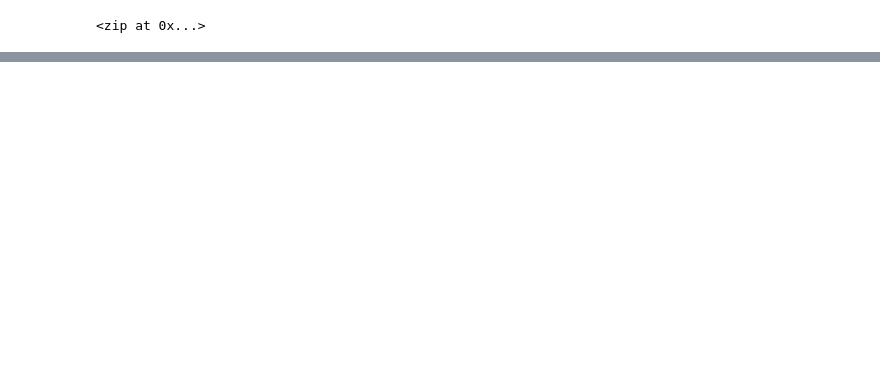
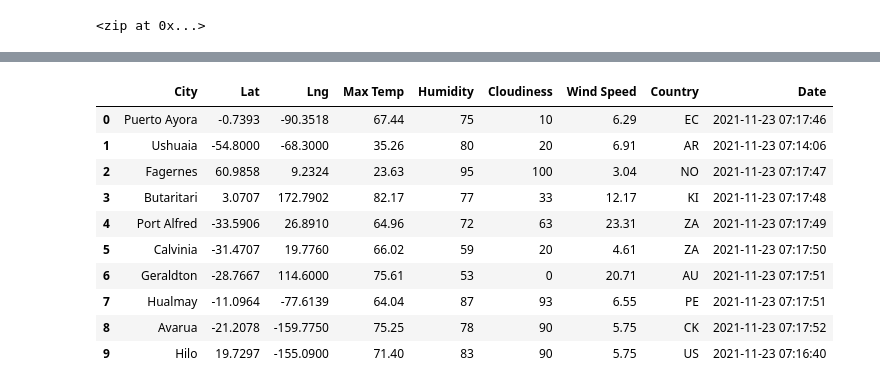
Before and after one commit to aduchini/World_Weather_Analysis, a Jupyter notebook: WeatherPy.ipynb, the cells around one changed output, grey strips where cells are left out. Saved outputs shown, nothing was run; the diff lists cells and outputs as text; code cells hidden in the pictures; blank space fills up the shorter version.

Commit message:
adding WeatherPy working file and output .csv

```diff
--- a/WeatherPy.ipynb
+++ b/WeatherPy.ipynb
@@ -42,0 +43,12 @@ cape town za
+# %%
+# Create a list for holding the cities.
+cities = []
+# Identify the nearest city for each latitude and longitude combination.
+for coordinate in coordinates:
+    city = citipy.nearest_city(coordinate[0], coordinate[1]).city_name
+
+    # If the city is unique, then we will add it to the cities list.
+    if city not in cities:
+        cities.append(city)
+# Print the city count to confirm sufficient count.
+len(cities)
@@ -42,0 +63,3 @@ cape town za
+# %%
+# Starting URL for Weather Map API Call.
+url = "http://api.openweathermap.org/data/2.5/weather?units=Imperial&APPID=" + weather_api_key
@@ -42,0 +148,16 @@ cape town za
+# %%
+# Convert the array of dictionaries to a Pandas DataFrame.
+city_data_df = pd.DataFrame(city_data)
+city_data_df.head(10)
+# %% [output]
+|  | City | Lat | Lng | Max Temp | Humidity | Cloudiness | Wind Speed | Country | Date |
+| 0 | Puerto Ayora | -0.7393 | -90.3518 | 67.44 | 75 | 10 | 6.29 | EC | 2021-11-23 07:17:46 |
+| 1 | Ushuaia | -54.8000 | -68.3000 | 35.26 | 80 | 20 | 6.91 | AR | 2021-11-23 07:14:06 |
+| 2 | Fagernes | 60.9858 | 9.2324 | 23.63 | 95 | 100 | 3.04 | NO | 2021-11-23 07:17:47 |
+| 3 | Butaritari | 3.0707 | 172.7902 | 82.17 | 77 | 33 | 12.17 | KI | 2021-11-23 07:17:48 |
+| 4 | Port Alfred | -33.5906 | 26.8910 | 64.96 | 72 | 63 | 23.31 | ZA | 2021-11-23 07:17:49 |
+| 5 | Calvinia | -31.4707 | 19.7760 | 66.02 | 59 | 20 | 4.61 | ZA | 2021-11-23 07:17:50 |
+| 6 | Geraldton | -28.7667 | 114.6000 | 75.61 | 53 | 0 | 20.71 | AU | 2021-11-23 07:17:51 |
+| 7 | Hualmay | -11.0964 | -77.6139 | 64.04 | 87 | 93 | 6.55 | PE | 2021-11-23 07:17:51 |
+| 8 | Avarua | -21.2078 | -159.7750 | 75.25 | 78 | 90 | 5.75 | CK | 2021-11-23 07:17:52 |
+| 9 | Hilo | 19.7297 | -155.0900 | 71.40 | 83 | 90 | 5.75 | US | 2021-11-23 07:16:40 |
```
Also changed, not shown: parts of 7 cells of this notebook, 3 other files.
